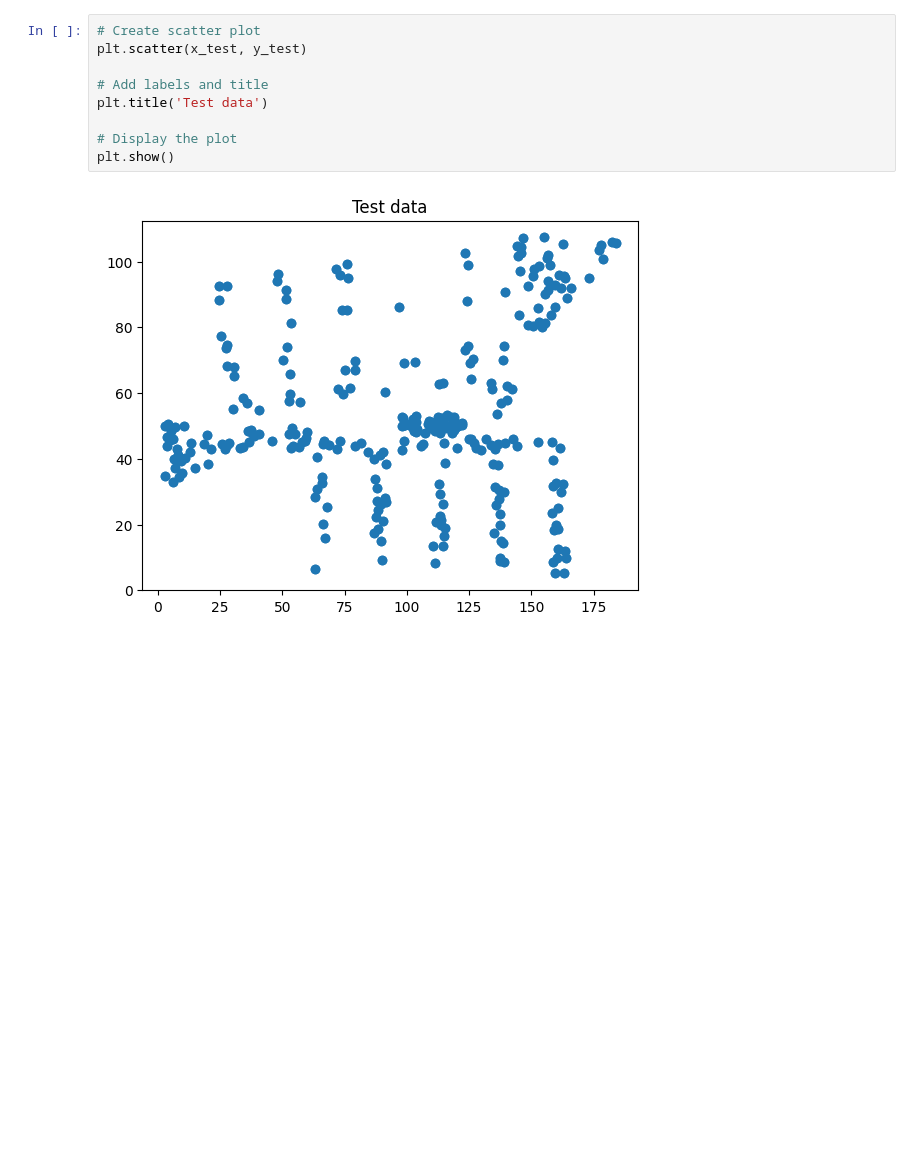
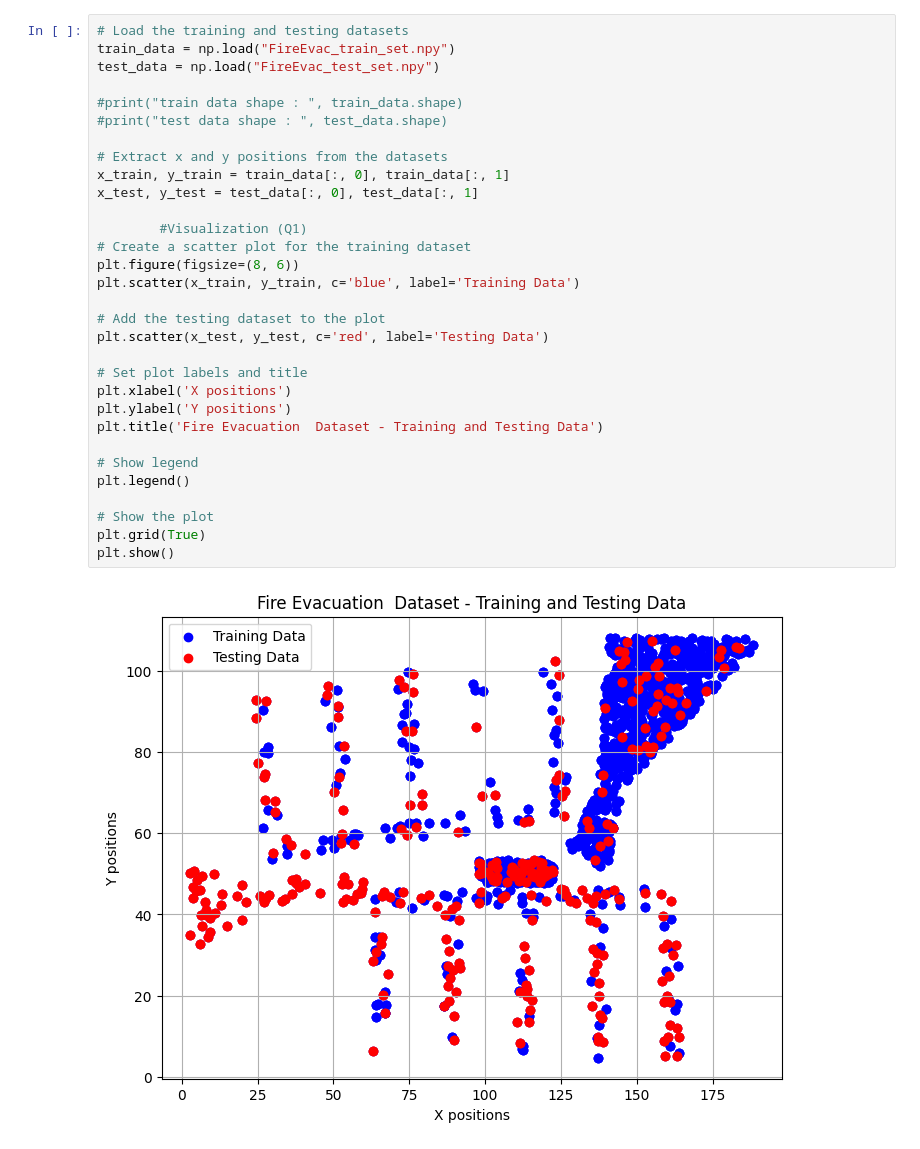
Before and after one commit to mymermer/MLCMS, a Jupyter notebook: Exercise03/Task4/task4.ipynb, the cells around one changed output. Drawn from its saved outputs; the diff is of its cells as text; blank space fills up the shorter version.

```diff
--- a/Exercise03/Task4/task4.ipynb
+++ b/Exercise03/Task4/task4.ipynb
@@ -27,11 +11,33 @@ plt.show()
-# %%
-# Create scatter plot
-plt.scatter(x_test, y_test)
-
-# Add labels and title
-plt.title('Test data')
-
-# Display the plot
-plt.show()
-# %% [output]
-[figure, removed]
+# %%
+# Load the training and testing datasets
+train_data = np.load("FireEvac_train_set.npy")
+test_data = np.load("FireEvac_test_set.npy")
+
+#print("train data shape : ", train_data.shape)
+#print("test data shape : ", test_data.shape)
+
+# Extract x and y positions from the datasets
+x_train, y_train = train_data[:, 0], train_data[:, 1]
+x_test, y_test = test_data[:, 0], test_data[:, 1]
+
+        #Visualization (Q1)
+# Create a scatter plot for the training dataset
+plt.figure(figsize=(8, 6))
+plt.scatter(x_train, y_train, c='blue', label='Training Data')
+
+# Add the testing dataset to the plot
+plt.scatter(x_test, y_test, c='red', label='Testing Data')
+
+# Set plot labels and title
+plt.xlabel('X positions')
+plt.ylabel('Y positions')
+plt.title('Fire Evacuation  Dataset - Training and Testing Data')
+
+# Show legend
+plt.legend()
+
+# Show the plot
+plt.grid(True)
+plt.show()
+# %% [output]
+[figure, added]
```
Also changed, not shown: parts of 12 cells of this notebook, 26 other files.
